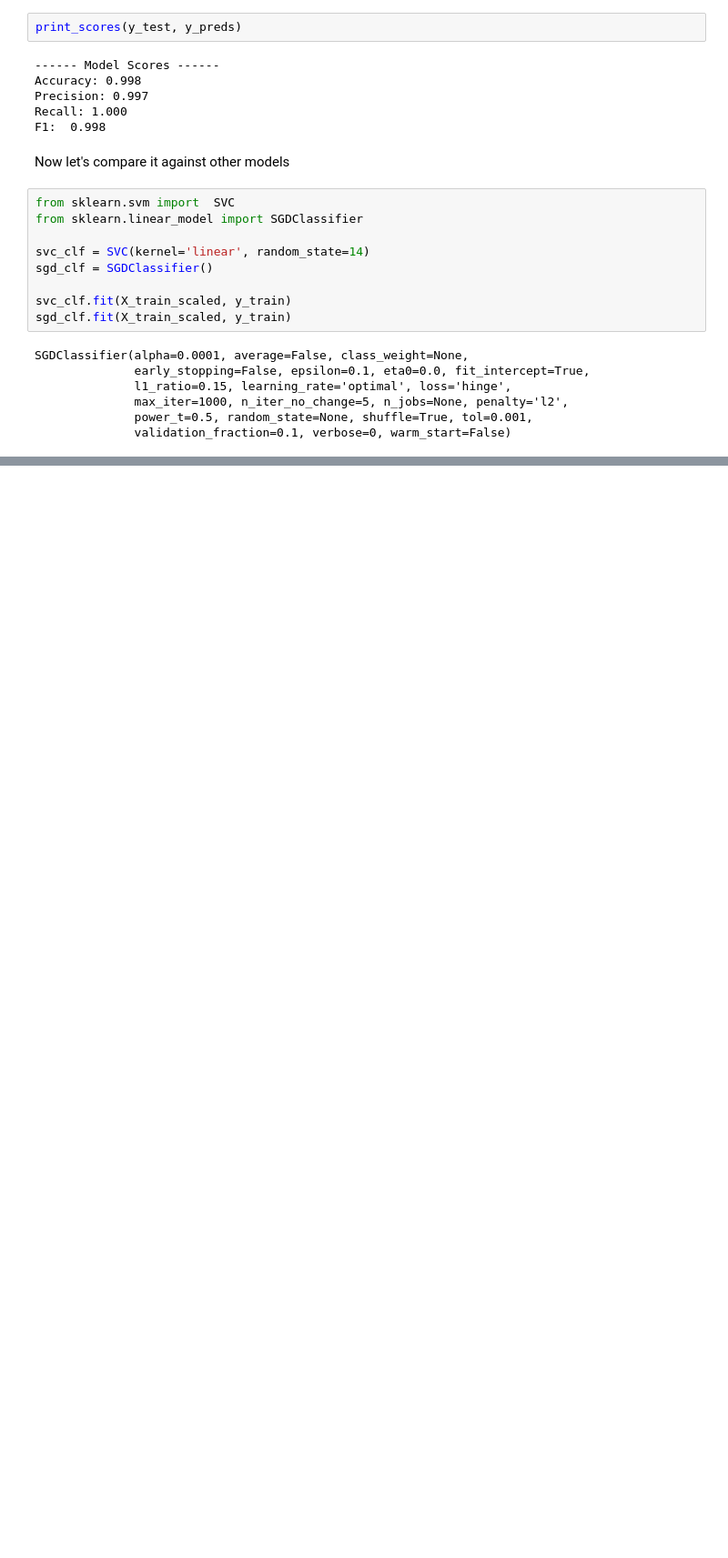
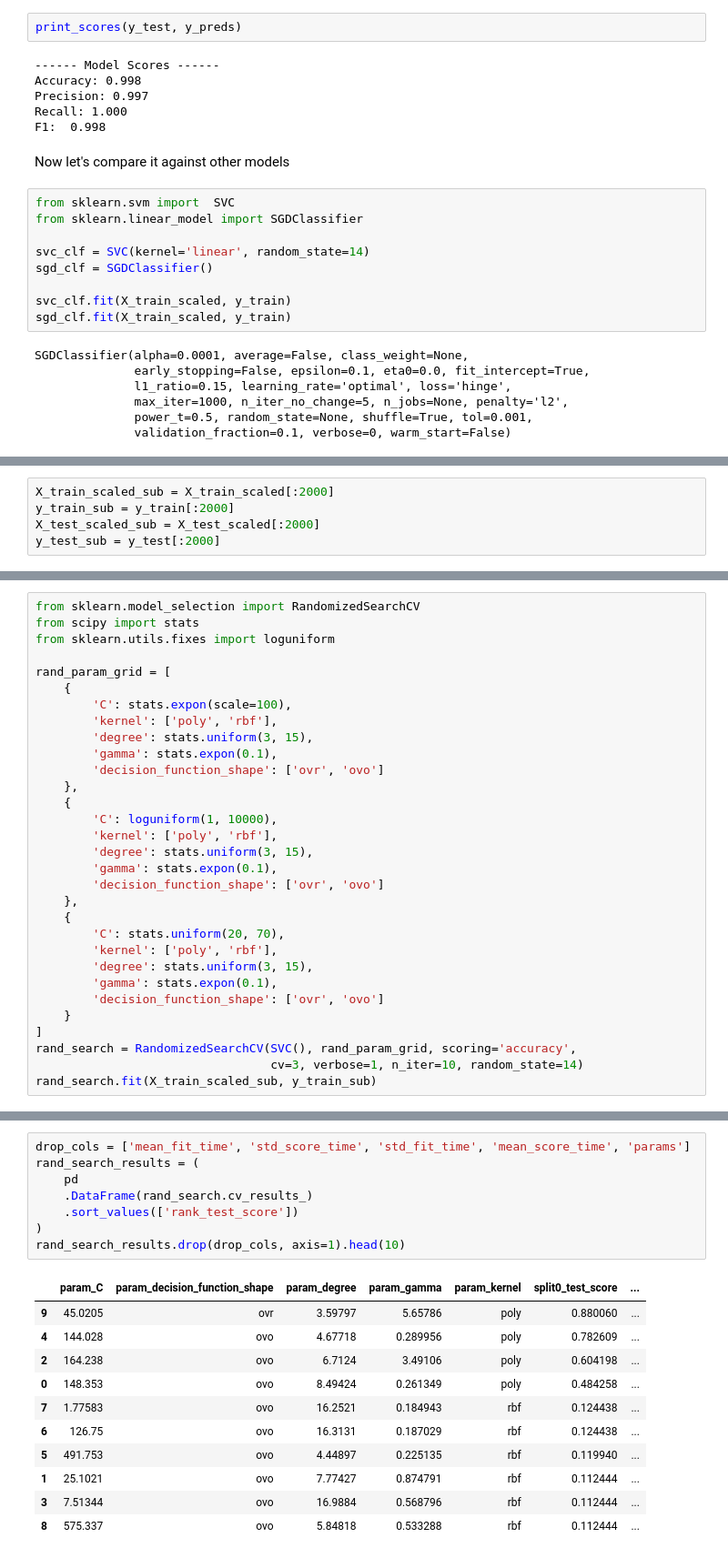
Before and after one commit to amaralcs/homl, a Jupyter notebook: 5_support_vector_machines_exercises.ipynb, the cells around one changed output, grey strips where cells are left out. Shown at 91% size. Drawn from its saved outputs; the diff is of its cells as text; blank space fills up the shorter version.

```diff
--- a/5_support_vector_machines_exercises.ipynb
+++ b/5_support_vector_machines_exercises.ipynb
@@ -214,0 +200,5 @@ plt.show()
+# %%
+X_train_scaled_sub = X_train_scaled[:2000]
+y_train_sub = y_train[:2000]
+X_test_scaled_sub = X_test_scaled[:2000]
+y_test_sub = y_test[:2000]
@@ -214,0 +277,31 @@ plt.show()
+# %%
+from sklearn.model_selection import RandomizedSearchCV
+from scipy import stats
+from sklearn.utils.fixes import loguniform
+
+rand_param_grid = [
+    {
+        'C': stats.expon(scale=100),
+        'kernel': ['poly', 'rbf'],
+        'degree': stats.uniform(3, 15),
+        'gamma': stats.expon(0.1),
+        'decision_function_shape': ['ovr', 'ovo']
+    },
+    {
+        'C': loguniform(1, 10000),
+        'kernel': ['poly', 'rbf'],
+        'degree': stats.uniform(3, 15),
+        'gamma': stats.expon(0.1),
+        'decision_function_shape': ['ovr', 'ovo']
+    },
+    {
+        'C': stats.uniform(20, 70),
+        'kernel': ['poly', 'rbf'],
+        'degree': stats.uniform(3, 15),
+        'gamma': stats.expon(0.1),
+        'decision_function_shape': ['ovr', 'ovo']
+    }
+]
+rand_search = RandomizedSearchCV(SVC(), rand_param_grid, scoring='accuracy',
+                                 cv=3, verbose=1, n_iter=10, random_state=14)
+rand_search.fit(X_train_scaled_sub, y_train_sub)
@@ -214,0 +339,20 @@ plt.show()
+# %%
+drop_cols = ['mean_fit_time', 'std_score_time', 'std_fit_time', 'mean_score_time', 'params']
+rand_search_results = (
+    pd
+    .DataFrame(rand_search.cv_results_)
+    .sort_values(['rank_test_score'])
+)
+rand_search_results.drop(drop_cols, axis=1).head(10)
+# %% [output]
+|  | param_C | param_decision_function_shape | param_degree | param_gamma | param_kernel | split0_test_score | ... |
+| 9 | 45.0205 | ovr | 3.59797 | 5.65786 | poly | 0.880060 | ... |
+| 4 | 144.028 | ovo | 4.67718 | 0.289956 | poly | 0.782609 | ... |
+| 2 | 164.238 | ovo | 6.7124 | 3.49106 | poly | 0.604198 | ... |
+| 0 | 148.353 | ovo | 8.49424 | 0.261349 | poly | 0.484258 | ... |
+| 7 | 1.77583 | ovo | 16.2521 | 0.184943 | rbf | 0.124438 | ... |
+| 6 | 126.75 | ovo | 16.3131 | 0.187029 | rbf | 0.124438 | ... |
+| 5 | 491.753 | ovo | 4.44897 | 0.225135 | rbf | 0.119940 | ... |
+| 1 | 25.1021 | ovo | 7.77427 | 0.874791 | rbf | 0.112444 | ... |
+| 3 | 7.51344 | ovo | 16.9884 | 0.568796 | rbf | 0.112444 | ... |
+| 8 | 575.337 | ovo | 5.84818 | 0.533288 | rbf | 0.112444 | ... |
```
Also changed, not shown: parts of 43 cells of this notebook.
